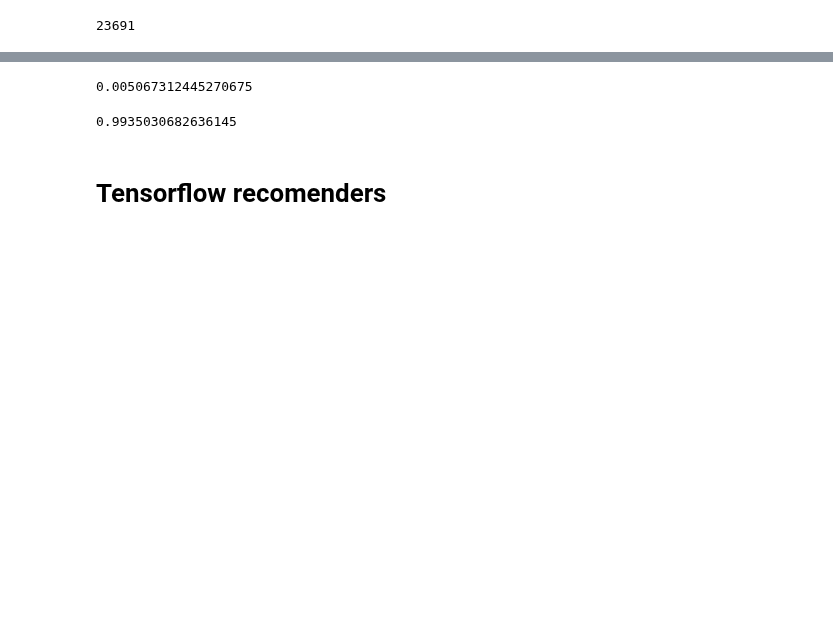
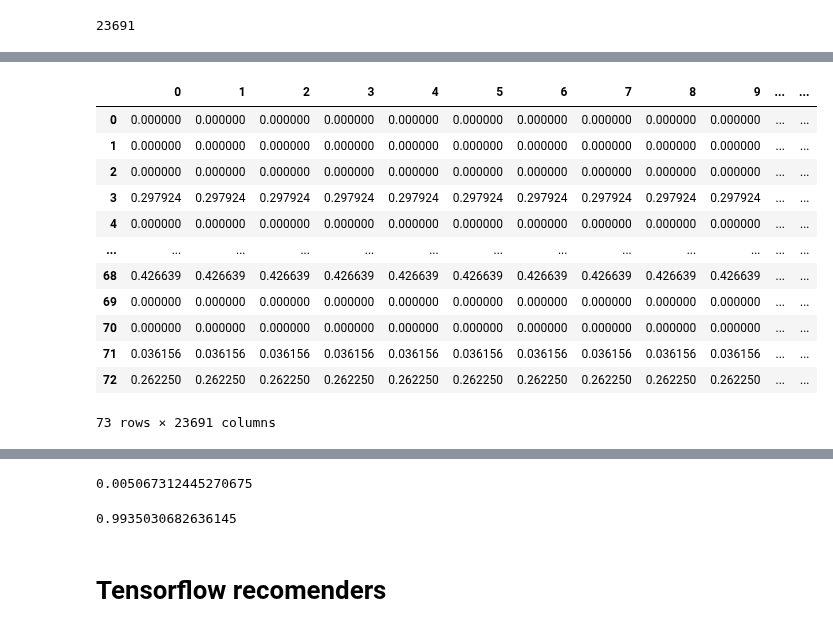
Before and after one commit to Ananassio/Data-Science_lab, a Jupyter notebook: Project/Data.ipynb, the cells around one changed output, grey strips where cells are left out. Drawn from its saved outputs; the diff is of its cells as text; code cells hidden in the pictures; blank space fills up the shorter version.

```diff
--- a/Project/Data.ipynb
+++ b/Project/Data.ipynb
@@ -1584,5 +1582,6 @@ array([[0.        , 0.        , 0.        , ..., 0.        , 0.00020111,
 # %%
 q = np.array(test[test.index==200])
 q = q/np.linalg.norm(q)
+q = np.array([q[0],]*len(np.array(feature_pivtable)))
 q
 # %% [output]
@@ -1664 +1647,19 @@ temp = temp.transpose()
+# %%
+q = pd.DataFrame(q)
+q = q.transpose()
+q
+# %% [output]
+|  | 0 | 1 | 2 | 3 | 4 | 5 | 6 | 7 | 8 | 9 | ... | ... |
+| 0 | 0.000000 | 0.000000 | 0.000000 | 0.000000 | 0.000000 | 0.000000 | 0.000000 | 0.000000 | 0.000000 | 0.000000 | ... | ... |
+| 1 | 0.000000 | 0.000000 | 0.000000 | 0.000000 | 0.000000 | 0.000000 | 0.000000 | 0.000000 | 0.000000 | 0.000000 | ... | ... |
+| 2 | 0.000000 | 0.000000 | 0.000000 | 0.000000 | 0.000000 | 0.000000 | 0.000000 | 0.000000 | 0.000000 | 0.000000 | ... | ... |
+| 3 | 0.297924 | 0.297924 | 0.297924 | 0.297924 | 0.297924 | 0.297924 | 0.297924 | 0.297924 | 0.297924 | 0.297924 | ... | ... |
+| 4 | 0.000000 | 0.000000 | 0.000000 | 0.000000 | 0.000000 | 0.000000 | 0.000000 | 0.000000 | 0.000000 | 0.000000 | ... | ... |
+| ... | ... | ... | ... | ... | ... | ... | ... | ... | ... | ... | ... | ... |
+| 68 | 0.426639 | 0.426639 | 0.426639 | 0.426639 | 0.426639 | 0.426639 | 0.426639 | 0.426639 | 0.426639 | 0.426639 | ... | ... |
+| 69 | 0.000000 | 0.000000 | 0.000000 | 0.000000 | 0.000000 | 0.000000 | 0.000000 | 0.000000 | 0.000000 | 0.000000 | ... | ... |
+| 70 | 0.000000 | 0.000000 | 0.000000 | 0.000000 | 0.000000 | 0.000000 | 0.000000 | 0.000000 | 0.000000 | 0.000000 | ... | ... |
+| 71 | 0.036156 | 0.036156 | 0.036156 | 0.036156 | 0.036156 | 0.036156 | 0.036156 | 0.036156 | 0.036156 | 0.036156 | ... | ... |
+| 72 | 0.262250 | 0.262250 | 0.262250 | 0.262250 | 0.262250 | 0.262250 | 0.262250 | 0.262250 | 0.262250 | 0.262250 | ... | ... |
+73 rows × 23691 columns
 # %%
```
Also changed, not shown: parts of 27 cells of this notebook.
